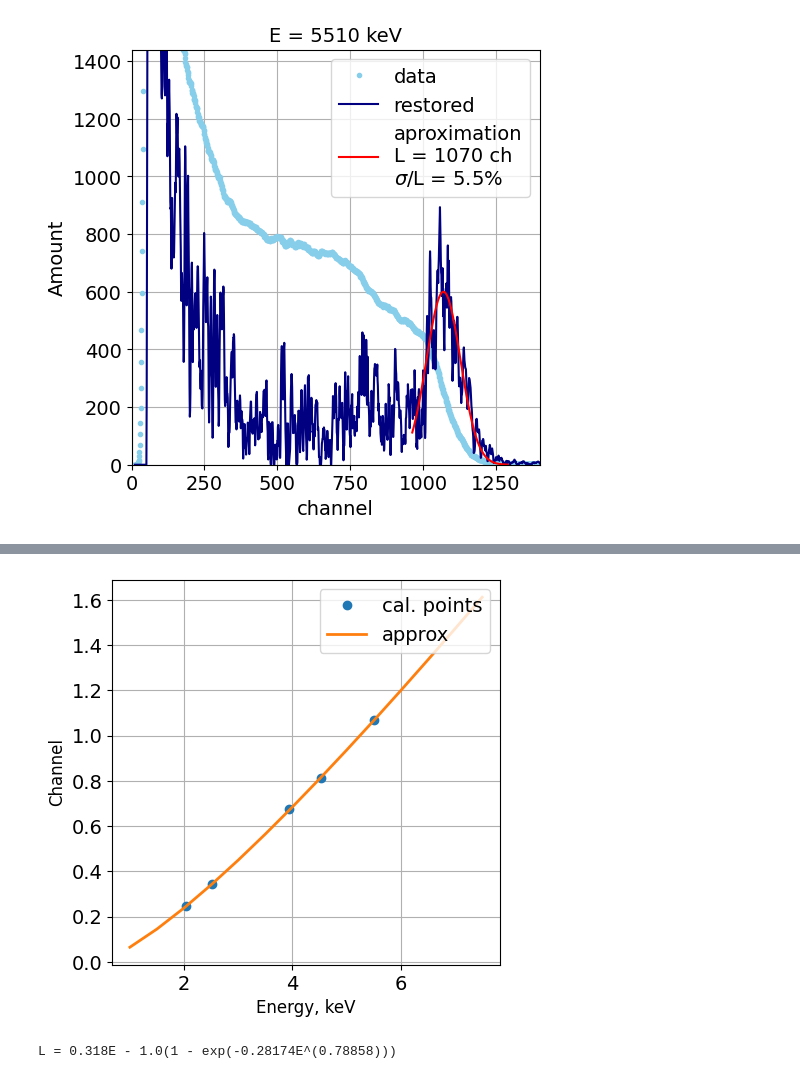
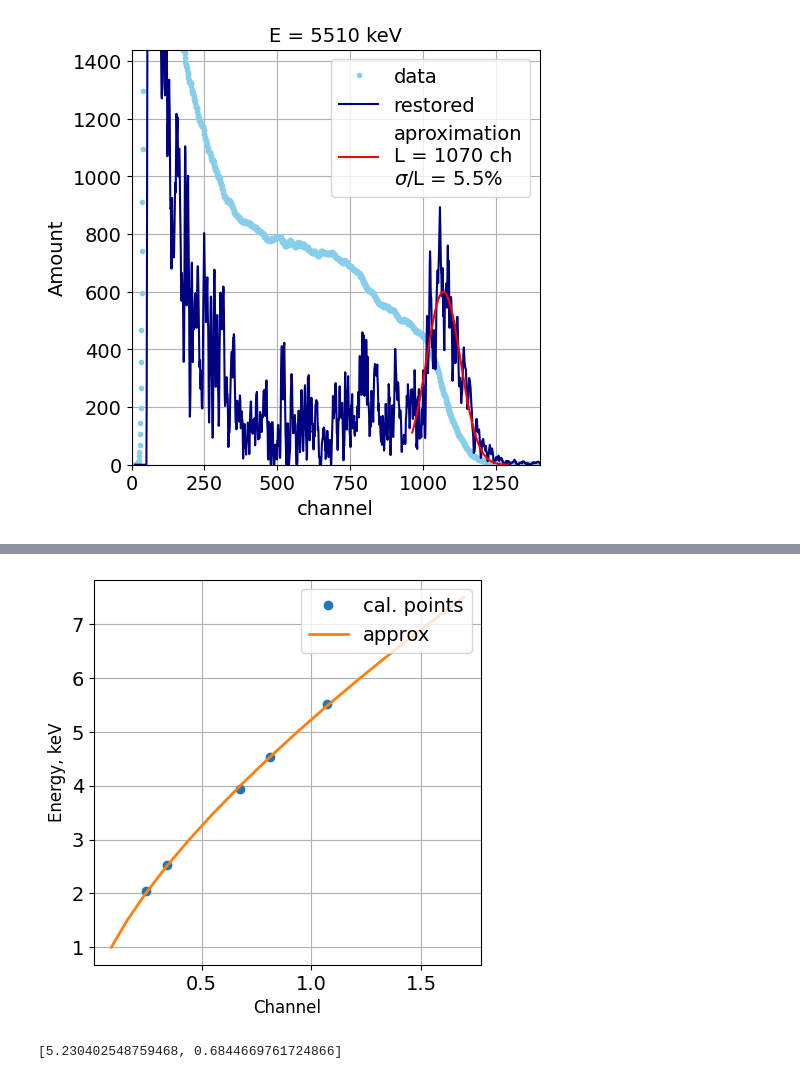
Before and after one commit to TimS2001/EastData, a Jupyter notebook: Calibration_BC501A.ipynb, the cells around one changed output, grey strips where cells are left out. Saved outputs shown, nothing was run; the diff lists cells and outputs as text; code cells hidden in the pictures.

Commit message:
add Energy

```diff
--- a/Calibration_BC501A.ipynb
+++ b/Calibration_BC501A.ipynb
@@ -88,25 +113,19 @@ Channels.append(Channel)
 # %%
-#light func
-Energies = (np.array(Energies))
-Channels = (np.array(Channels))
+#Energy func
+v0 = [1.0, 0.66]
+v = GetKoefs_LIN_VERS(Energies, Channels, v0, modSave = 1, Detector = Detector)
 
+print(v)
 
+#v = [3.285, 103.4]
 
+#str = 'L = '
+#str += "{:.3f}".format(v[0]) + 'E - '
+#str += "{:.1f}".format(v[1]) + '(1 - exp(-'
+#str += "{:.5f}".format(v[2]) + 'E^('
+#str += "{:.5f}".format(v[3]) + ')))'
 
-Energies = Energies / 1.e3 #MeV
-Channels = Channels / 1.e3 #kilo
-v = GetKoefs(Energies, Channels, modSave = 1, Detector = Detector)
-
-
-#v = [3.285, 103.4, 0.03017, 1.00428]
-
-str = 'L = '
-str += "{:.3f}".format(v[0]) + 'E - '
-str += "{:.1f}".format(v[1]) + '(1 - exp(-'
-str += "{:.5f}".format(v[2]) + 'E^('
-str += "{:.5f}".format(v[3]) + ')))'
-
-print(str)
+#print(str)
 # %% [output]
-[figure, old version]
+[figure, new version]
-L = 0.318E - 1.0(1 - exp(-0.28174E^(0.78858)))
+[5.230402548759468, 0.6844669761724866]
```
Also changed, not shown: parts of 4 cells of this notebook, 9 other files.
